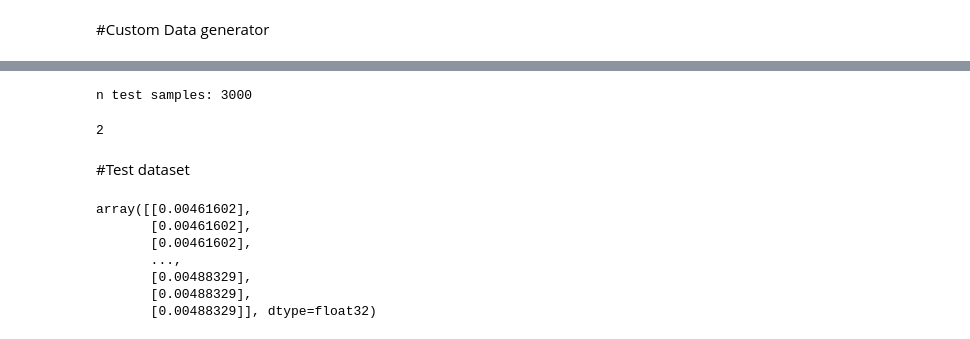
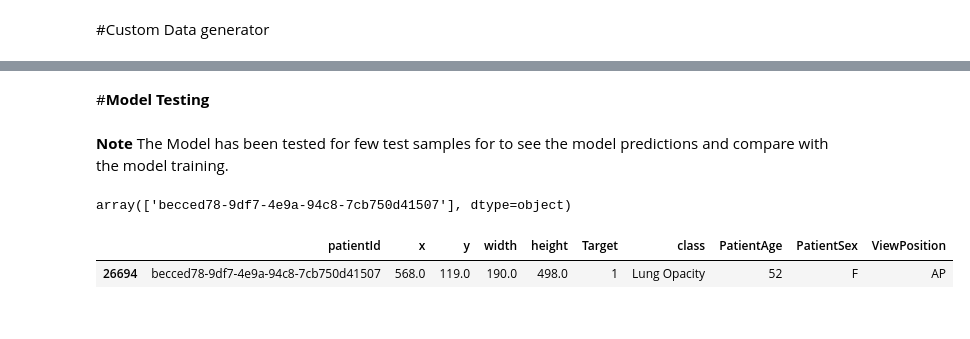
Before and after one commit to arvindhvasu/GL_Pneumonia_Detection, a Jupyter notebook: code/model.ipynb, the cells around one changed output, grey strips where cells are left out. Cells and saved outputs as stored; diff of their text form; code cells hidden in the pictures.

```diff
--- a/code/model.ipynb
+++ b/code/model.ipynb
@@ -66,10 +66,10 @@ test_img_path = 'drive/My Drive/Colab Notebooks/Capstone/dataset/stage_2_test_im
 # %%
-train_df_pick = "/train_df_pickle"
-valid_df_pick = "/valid_df_pickle"
+train_df_pick = "train_df_pickle"
+valid_df_pick = "valid_df_pickle"
 
 # we open the file for reading
-fileObject = open(project_path+train_df_pick,'rb')
-fileObject1 = open(project_path+valid_df_pick,'rb')
+fileObject = open(train_df_pick,'rb')
+fileObject1 = open(valid_df_pick,'rb')
 
 # load the object from the file into temp var b
 train_df = pickle.load(fileObject)
@@ -86,0 +86,11 @@ The number of unique patient id in the validation dataset is 5914
+# %%
+from sklearn.model_selection import train_test_split
+valid_train_df, valid_test_df = train_test_split(valid_df, test_size=0.05,
+                                    stratify=valid_df['Target'])
+valid_train_patient_Ids = valid_train_df.patientId.unique()
+valid_test_patient_Ids = valid_test_df.patientId.unique()
+print(valid_train_df.shape, 'validation data')
+print("The number of unique patient id in the validation dataset is "+ str(valid_train_patient_Ids.shape[0]))
+print("---------------------------------------------------------------------")
+print(valid_test_df.shape, 'test data')
+print("The number of unique patient id in the test dataset is "+ str(valid_test_patient_Ids.shape[0]))
@@ -267,12 +302,5 @@ plt.show()
-# %%
-test_filenames = os.listdir(test_img_path)
-print('n test samples:', len(test_filenames))
-# %% [output]
-n test samples: 3000
-# %%
-len(test_filenames[:2])
-# %% [output]
-2
-# %% [markdown]
-#Test dataset
+# %% [markdown]
+#**Model Testing**
+# %% [markdown]
+**Note** The Model has been tested for few test samples for to see the model predictions and compare with the model training.
 # %%
@@ -282,10 +308,5 @@ pred = model.predict(test_gen)
-# %%
-pred[2]
-# %% [output]
-array([[0.00461602],
-       [0.00461602],
-       [0.00461602],
-       ...,
-       [0.00488329],
-       [0.00488329],
-       [0.00488329]], dtype=float32)
+# %%
+sample_df=valid_test_patient_Ids[:10]
+sample_df[1:2]
+# %% [output]
+array(['becced78-9df7-4e9a-94c8-7cb750d41507'], dtype=object)
@@ -291,0 +317,5 @@ array([[0.00461602],
+# %%
+valid_test_df[valid_test_df.patientId == 'becced78-9df7-4e9a-94c8-7cb750d41507']
+# %% [output]
+|  | patientId | x | y | width | height | Target | class | PatientAge | PatientSex | ViewPosition |
+| 26694 | becced78-9df7-4e9a-94c8-7cb750d41507 | 568.0 | 119.0 | 190.0 | 498.0 | 1 | Lung Opacity | 52 | F | AP |
```
Also changed, not shown: parts of 25 cells of this notebook.
